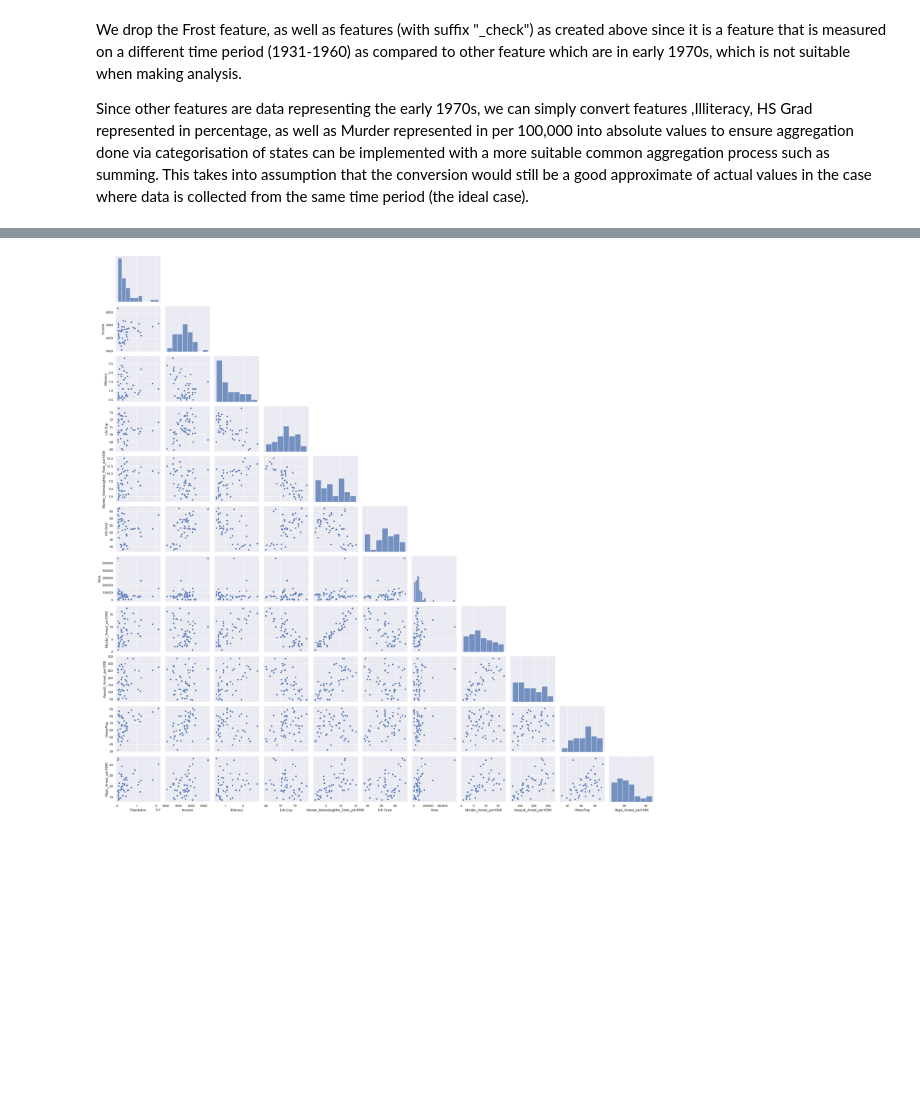
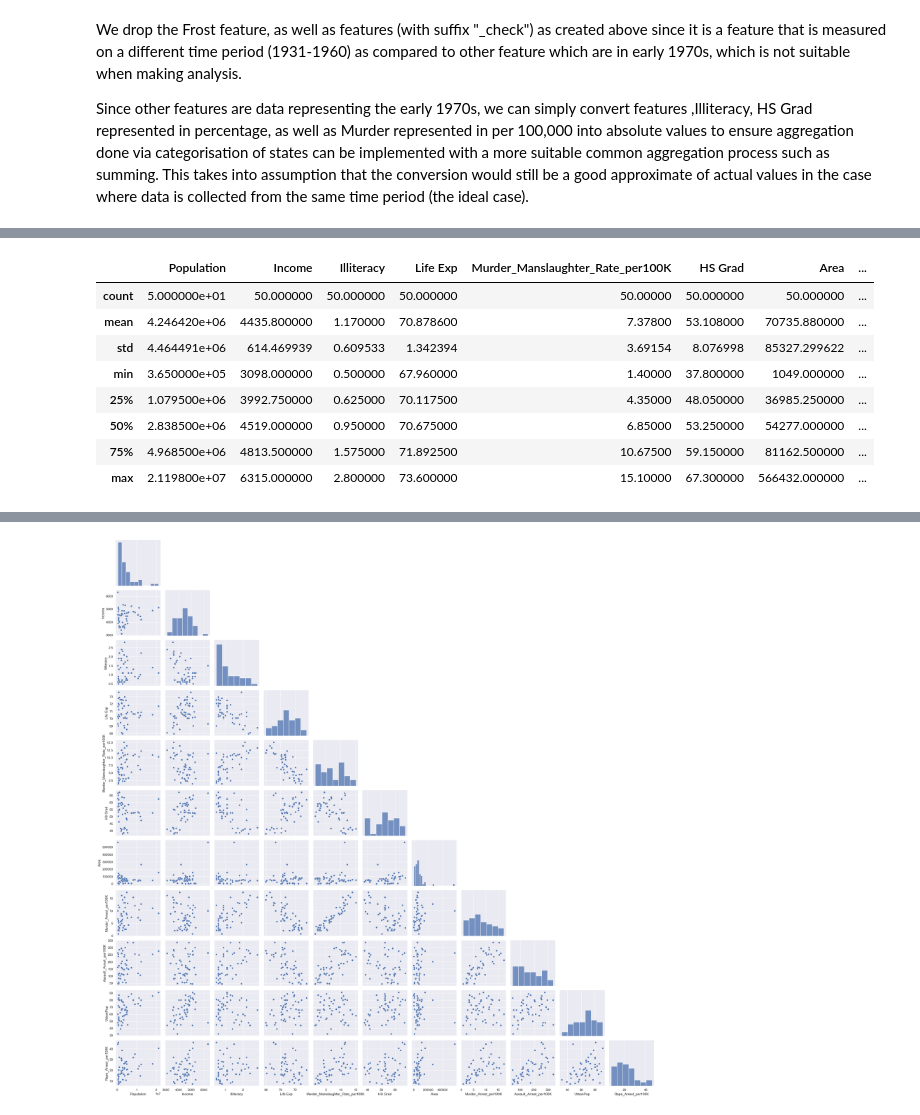
Before and after one commit to qzq92/Some_Job_Technical_Assessment, a Jupyter notebook: Section2_US_Arrests.ipynb, the cells around one changed output, grey strips where cells are left out. Cells and saved outputs as stored; diff of their text form; code cells hidden in the pictures; blank space fills up the shorter version.

```diff
--- a/Section2_US_Arrests.ipynb
+++ b/Section2_US_Arrests.ipynb
@@ -309,0 +324,13 @@ us_data_df.drop(columns= ["Frost","Region_Division_check", "State_Region_check"]
+# %%
+summary_statistics = us_data_df.describe()
+summary_statistics
+# %% [output]
+|  | Population | Income | Illiteracy | Life Exp | Murder_Manslaughter_Rate_per100K | HS Grad | Area | ... |
+| count | 5.000000e+01 | 50.000000 | 50.000000 | 50.000000 | 50.00000 | 50.000000 | 50.000000 | ... |
+| mean | 4.246420e+06 | 4435.800000 | 1.170000 | 70.878600 | 7.37800 | 53.108000 | 70735.880000 | ... |
+| std | 4.464491e+06 | 614.469939 | 0.609533 | 1.342394 | 3.69154 | 8.076998 | 85327.299622 | ... |
+| min | 3.650000e+05 | 3098.000000 | 0.500000 | 67.960000 | 1.40000 | 37.800000 | 1049.000000 | ... |
+| 25% | 1.079500e+06 | 3992.750000 | 0.625000 | 70.117500 | 4.35000 | 48.050000 | 36985.250000 | ... |
+| 50% | 2.838500e+06 | 4519.000000 | 0.950000 | 70.675000 | 6.85000 | 53.250000 | 54277.000000 | ... |
+| 75% | 4.968500e+06 | 4813.500000 | 1.575000 | 71.892500 | 10.67500 | 59.150000 | 81162.500000 | ... |
+| max | 2.119800e+07 | 6315.000000 | 2.800000 | 73.600000 | 15.10000 | 67.300000 | 566432.000000 | ... |
```
Also changed, not shown: parts of 28 cells of this notebook.
